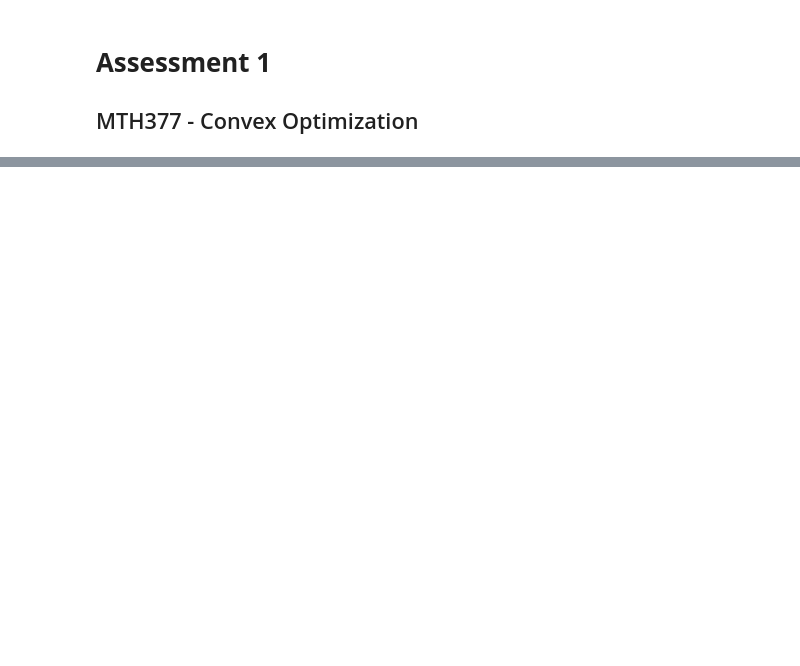
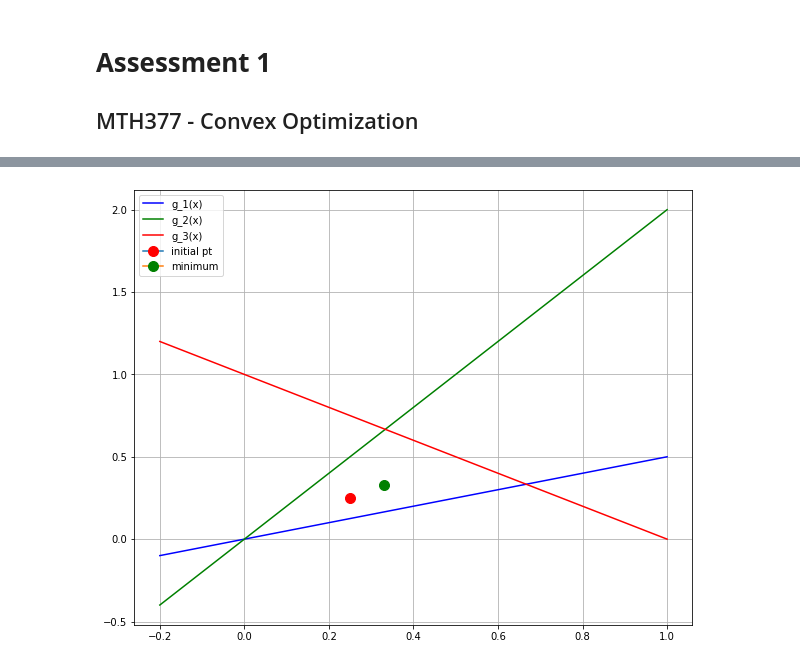
Before and after one commit to meharkhurana03/coo-repo, a Jupyter notebook: assn1.ipynb, the cells around one changed output, grey strips where cells are left out. Saved outputs shown, nothing was run; the diff lists cells and outputs as text; code cells hidden in the pictures; blank space fills up the shorter version.

```diff
--- a/assn1.ipynb
+++ b/assn1.ipynb
@@ -143,0 +348,20 @@ Since minimizing $\log{f(x)}$ is equivalent to minimizing $f(x)$, we evaluate
+# %%
+# explanation using a graph
+
+xLin = np.linspace(-0.2, 1, 1000)
+y_1 = xLin/2
+y_2 = xLin*2
+y_3 = -1*xLin + 1
+
+fig = plt.figure(figsize=(10, 8))
+plt.grid()
+plt.plot(xLin, y_1, 'b', label='g_1(x)')
+plt.plot(xLin, y_2, 'g', label='g_2(x)')
+plt.plot(xLin, y_3, 'r', label='g_3(x)')
+plt.plot([0.25], [0.25], marker=".", markersize=20, markeredgecolor="red", markerfacecolor="red", label='initial pt')
+plt.plot([0.33], [0.33], marker=".", markersize=20, markeredgecolor="green", markerfacecolor="green", label='minimum')
+plt.legend()
+
+plt.show()
+# %% [output]
+[figure, added]
```
Also changed, not shown: parts of 13 cells of this notebook.
